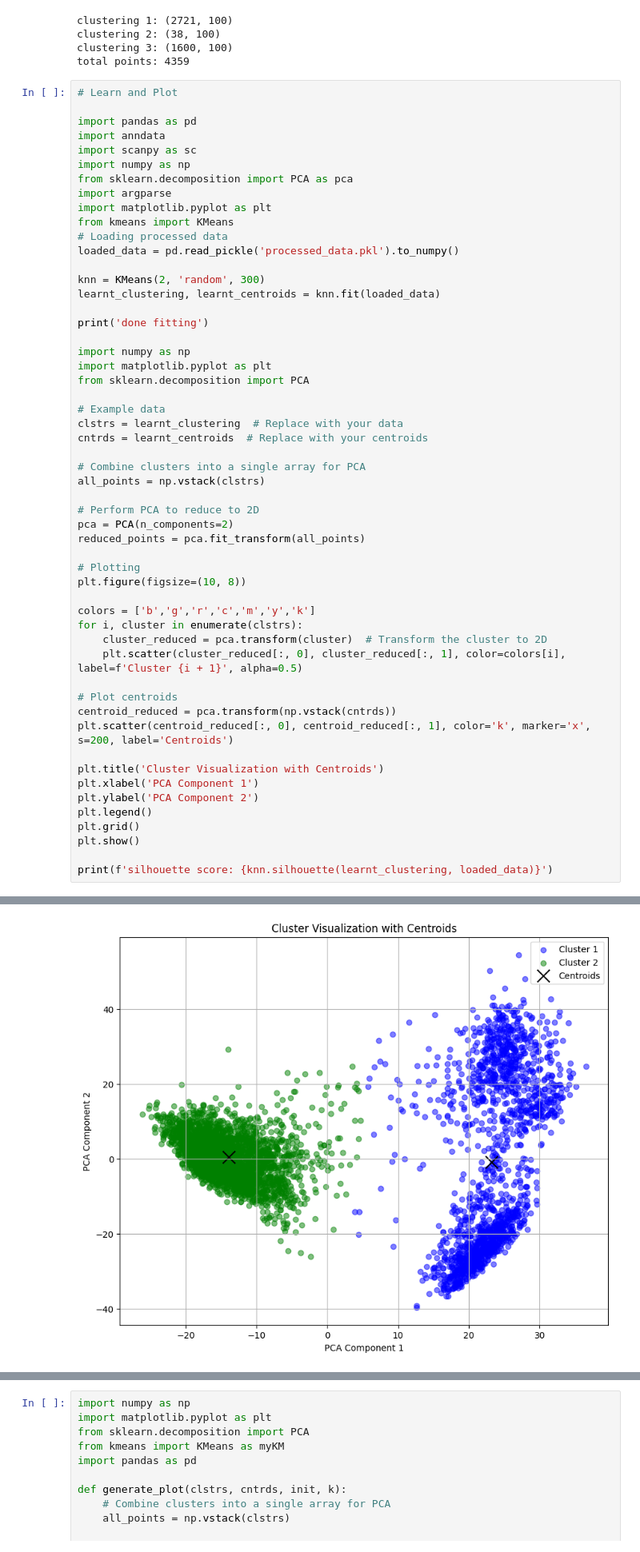
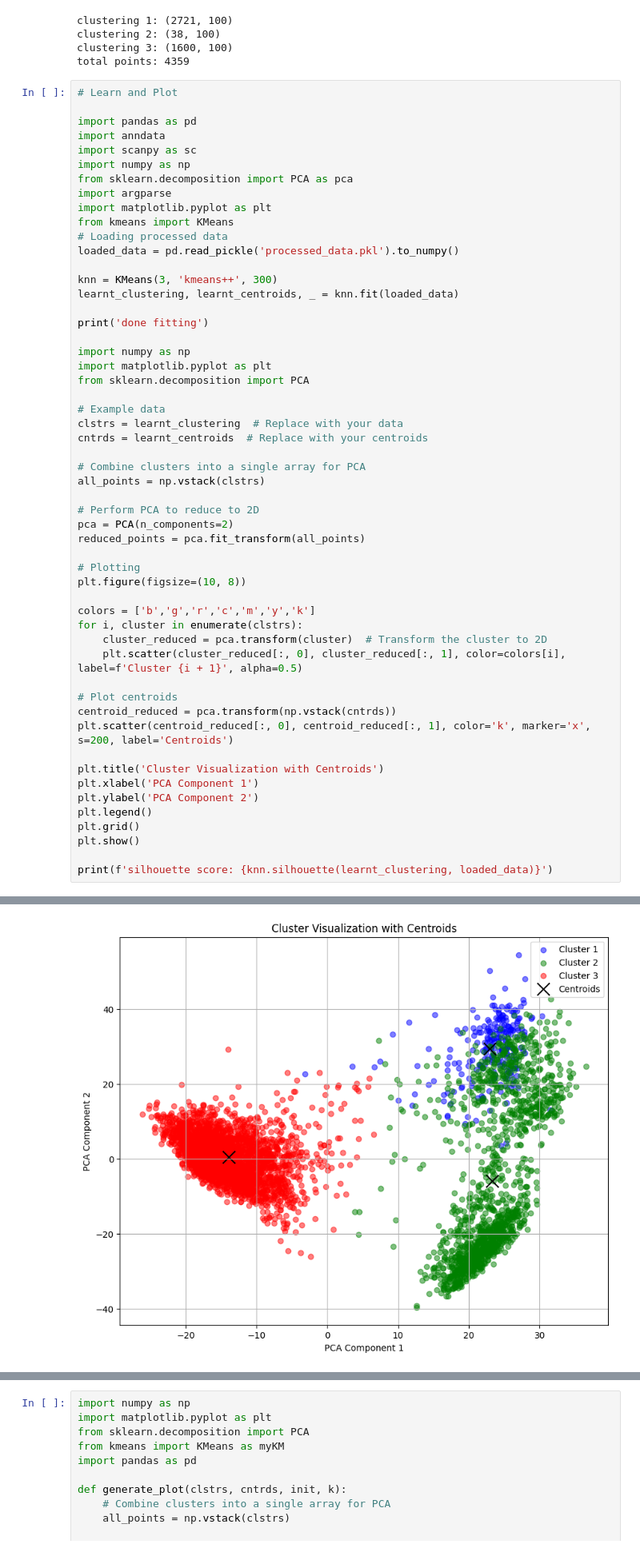
Before and after one commit to koiralashlok/KMeans-from-scratch, a Jupyter notebook: src/buh.ipynb, the cells around one changed output, grey strips where cells are left out. Shown: that part at 80% size. Drawn from its saved outputs; the diff is of its cells as text.

```diff
--- a/src/buh.ipynb
+++ b/src/buh.ipynb
@@ -83,8 +81,8 @@ from kmeans import KMeans
 # Loading processed data
 loaded_data = pd.read_pickle('processed_data.pkl').to_numpy()
 
-knn = KMeans(2, 'random', 300)
-learnt_clustering, learnt_centroids = knn.fit(loaded_data)
+knn = KMeans(3, 'kmeans++', 300)
+learnt_clustering, learnt_centroids, _ = knn.fit(loaded_data)
 
 print('done fitting')
 
@@ -98,31 +96,31 @@ cntrds = learnt_centroids  # Replace with your centroids
 
 # Combine clusters into a single array for PCA
 all_points = np.vstack(clstrs)
 
 # Perform PCA to reduce to 2D
 pca = PCA(n_components=2)
 reduced_points = pca.fit_transform(all_points)
 
 # Plotting
 plt.figure(figsize=(10, 8))
 
 colors = ['b','g','r','c','m','y','k']
 for i, cluster in enumerate(clstrs):
     cluster_reduced = pca.transform(cluster)  # Transform the cluster to 2D
     plt.scatter(cluster_reduced[:, 0], cluster_reduced[:, 1], color=colors[i], label=f'Cluster {i + 1}', alpha=0.5)
 
 # Plot centroids
 centroid_reduced = pca.transform(np.vstack(cntrds))
 plt.scatter(centroid_reduced[:, 0], centroid_reduced[:, 1], color='k', marker='x', s=200, label='Centroids')
 
 plt.title('Cluster Visualization with Centroids')
 plt.xlabel('PCA Component 1')
 plt.ylabel('PCA Component 2')
 plt.legend()
 plt.grid()
 plt.show()
 
 print(f'silhouette score: {knn.silhouette(learnt_clustering, loaded_data)}')
 # %% [output]
 done fitting
-[figure, old version]
+[figure, new version]
```
Also changed, not shown: parts of 5 cells of this notebook, 1 other file.
